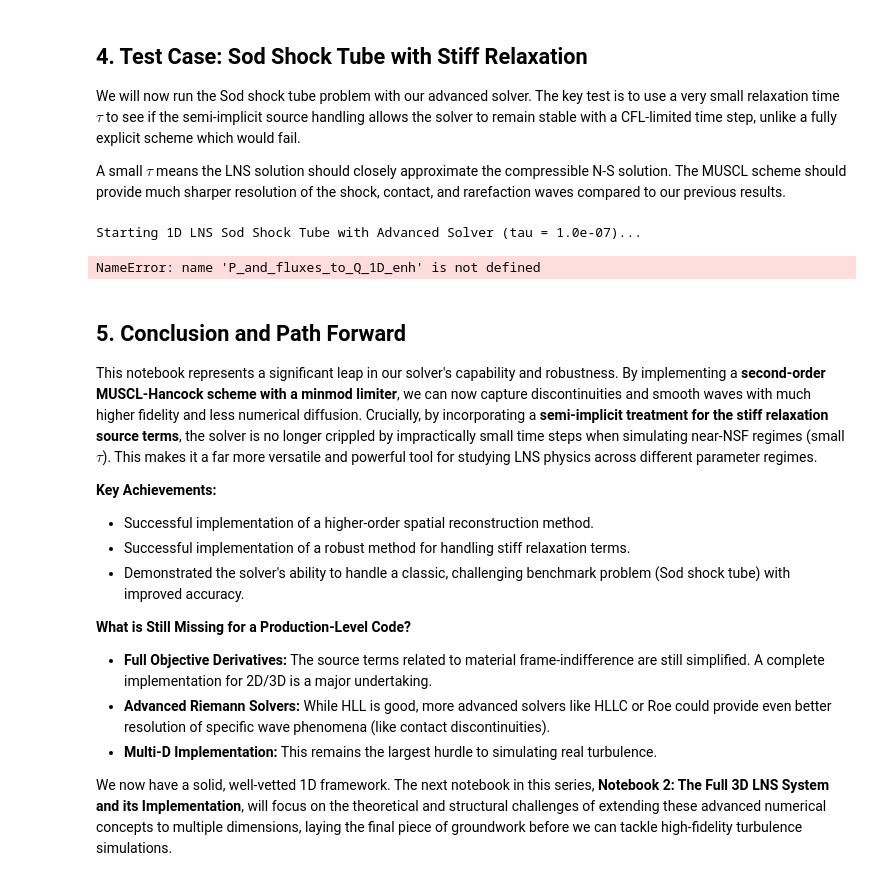
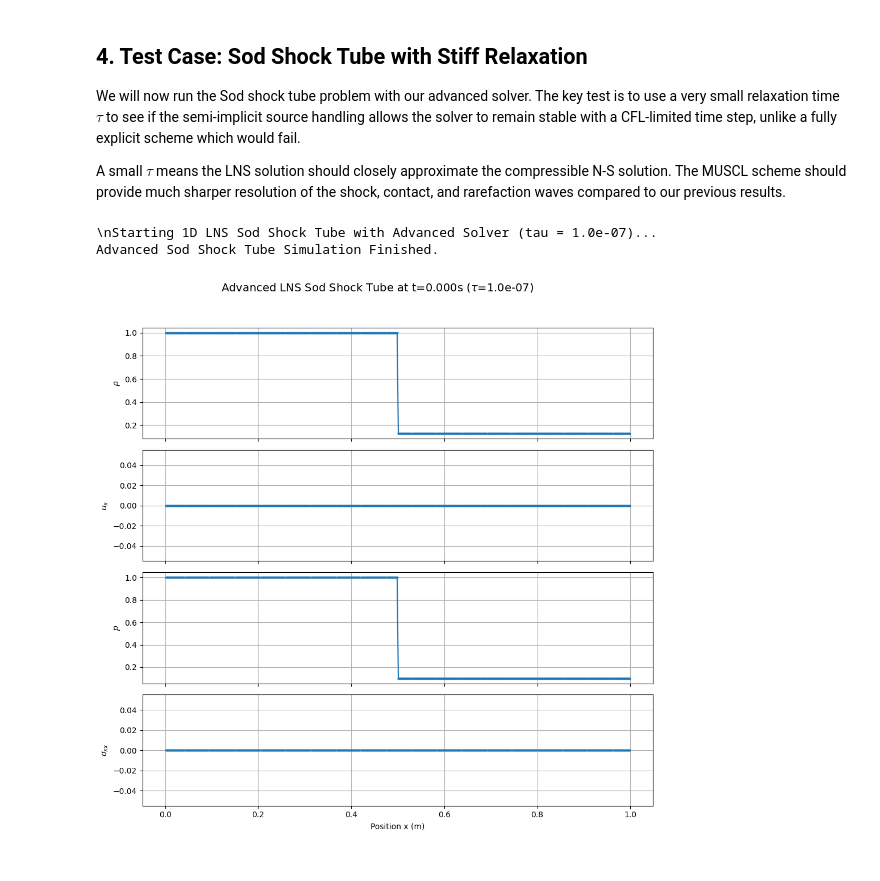
Before and after one commit to TUstudents/Local-Navier-Stokes, a Jupyter notebook: 03_LNS_Series2/LNS_Series2_NB1_AdvancedNumerics.ipynb, the cells around one changed output. Saved outputs shown, nothing was run; the diff lists cells and outputs as text; code cells hidden in the pictures.

```diff
--- a/03_LNS_Series2/LNS_Series2_NB1_AdvancedNumerics.ipynb
+++ b/03_LNS_Series2/LNS_Series2_NB1_AdvancedNumerics.ipynb
@@ -58,6 +58,13 @@ def Q_to_P_1D_enh(Q_vec):
     T = e_int / CV_GAS
     p = rho * R_GAS * T
     return np.array([rho, u_x, p, T])
+
+def P_and_fluxes_to_Q_1D_enh(rho, u_x, p, T, q_x, s_xx):
+    """Primitive P and fluxes q_x, s_xx to Conserved Q."""
+    m_x = rho * u_x
+    e_int = CV_GAS * T
+    E_T = rho * e_int + 0.5 * rho * u_x**2
+    return np.array([rho, m_x, E_T, q_x, s_xx])
 
 def flux_1D_LNS_enh(Q_vec):
     # ... (same as previous notebook) ...
@@ -282,51 +289,36 @@ def ic_sod_adv(x, L): # Same as before
     rho_L=1.0; p_L=1.0; u_L=0.0; T_L=p_L/(rho_L*R_GAS)
     rho_R=0.125; p_R=0.1; u_R=0.0; T_R=p_R/(rho_R*R_GAS)
     return P_and_fluxes_to_Q_1D_enh(rho_L if x<L/2 else rho_R, u_L, p_L if x<L/2 else p_R,
                                      T_L if x<L/2 else T_R, 0.0, 0.0)
 
-print(f"\nStarting 1D LNS Sod Shock Tube with Advanced Solver (tau = {tau_stiff:.1e})...")
+print(rf"\nStarting 1D LNS Sod Shock Tube with Advanced Solver (tau = {tau_stiff:.1e})...")
 x_s_adv, t_hist_s_adv, Q_hist_s_adv = solve_1D_LNS_FVM_advanced(
     N_sod_adv, L_sod_adv, T_final_sod_adv, CFL_sod_adv,
     ic_sod_adv, bc_type='outflow',
     current_tau_q=tau_stiff, current_tau_sigma=tau_stiff)
 
 print("Advanced Sod Shock Tube Simulation Finished.")
 
 # --- Plotting Results ---
 def plot_1D_LNS_sod_results_adv(x_coords, t, Q_snap):
     # Simplified plotting function for a single snapshot
     P_snap = np.array([Q_to_P_1D_enh(Q_snap[i,:]) for i in range(Q_snap.shape[0])])
-    plot_vars = {'$\rho$': P_snap[:,0], '$u_x$': P_snap[:,1], '$p$': P_snap[:,2], '$\sigma\'_{xx}$': Q_snap[:,4]}
+    plot_vars = {r'$\rho$': P_snap[:,0], r'$u_x$': P_snap[:,1], r'$p$': P_snap[:,2], r'$\sigma_{xx}$': Q_snap[:,4]}
     fig, axes = plt.subplots(len(plot_vars), 1, figsize=(10, 2.5 * len(plot_vars)), sharex=True)
     for i, (name, data) in enumerate(plot_vars.items()):
         axes[i].plot(x_coords, data, '.-', markersize=4)
         axes[i].set_ylabel(name)
         axes[i].grid(True)
     axes[-1].set_xlabel('Position x (m)')
-    fig.suptitle(f'Advanced LNS Sod Shock Tube at t={t:.3f}s ($\tau=${tau_stiff:.1e})', fontsize=14)
+    fig.suptitle(rf'Advanced LNS Sod Shock Tube at t={t:.3f}s ($\tau$={tau_stiff:.1e})', fontsize=14)
     fig.tight_layout(rect=[0, 0, 1, 0.95])
     plt.show()
 
 if Q_hist_s_adv:
     plot_1D_LNS_sod_results_adv(x_s_adv, t_hist_s_adv[-1], Q_hist_s_adv[-1])
 else:
     print("Simulation history is empty, skipping plot.")
 # %% [output]
-Starting 1D LNS Sod Shock Tube with Advanced Solver (tau = 1.0e-07)...
+\nStarting 1D LNS Sod Shock Tube with Advanced Solver (tau = 1.0e-07)...
+Advanced Sod Shock Tube Simulation Finished.
-NameError: name 'P_and_fluxes_to_Q_1D_enh' is not defined
+[figure, added]
-# %% [markdown]
-## 5. Conclusion and Path Forward
-
-This notebook represents a significant leap in our solver's capability and robustness. By implementing a **second-order MUSCL-Hancock scheme with a minmod limiter**, we can now capture discontinuities and smooth waves with much higher fidelity and less numerical diffusion. Crucially, by incorporating a **semi-implicit treatment for the stiff relaxation source terms**, the solver is no longer crippled by impractically small time steps when simulating near-NSF regimes (small $\tau$). This makes it a far more versatile and powerful tool for studying LNS physics across different parameter regimes.
-
-**Key Achievements:**
-*   Successful implementation of a higher-order spatial reconstruction method.
-*   Successful implementation of a robust method for handling stiff relaxation terms.
-*   Demonstrated the solver's ability to handle a classic, challenging benchmark problem (Sod shock tube) with improved accuracy.
-
-**What is Still Missing for a Production-Level Code?**
-*   **Full Objective Derivatives:** The source terms related to material frame-indifference are still simplified. A complete implementation for 2D/3D is a major undertaking.
-*   **Advanced Riemann Solvers:** While HLL is good, more advanced solvers like HLLC or Roe could provide even better resolution of specific wave phenomena (like contact discontinuities).
-*   **Multi-D Implementation:** This remains the largest hurdle to simulating real turbulence.
-
-We now have a solid, well-vetted 1D framework. The next notebook in this series, **Notebook 2: The Full 3D LNS System and its Implementation**, will focus on the theoretical and structural challenges of extending these advanced numerical concepts to multiple dimensions, laying the final piece of groundwork before we can tackle high-fidelity turbulence simulations.
```
Also changed, not shown: parts of 5 cells of this notebook, 1 other file.
